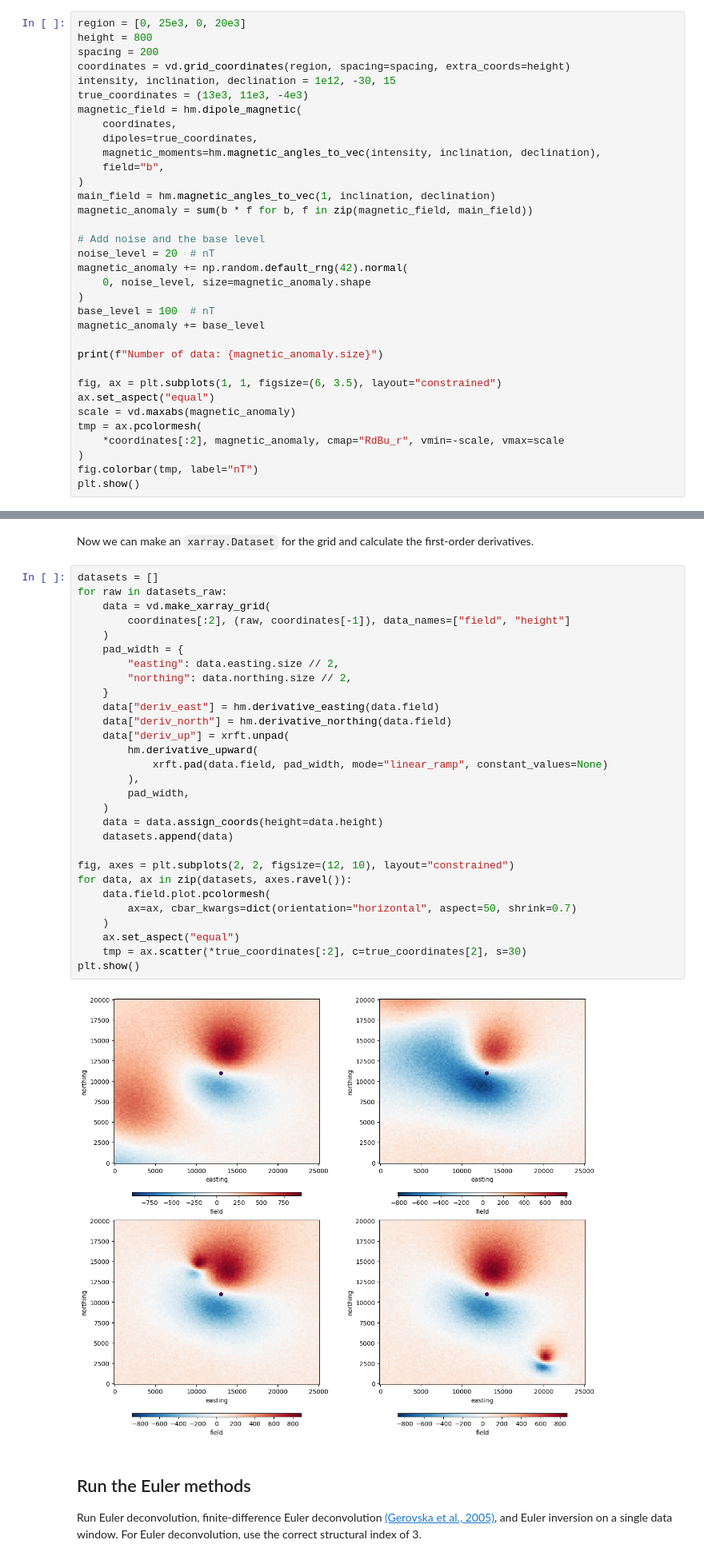
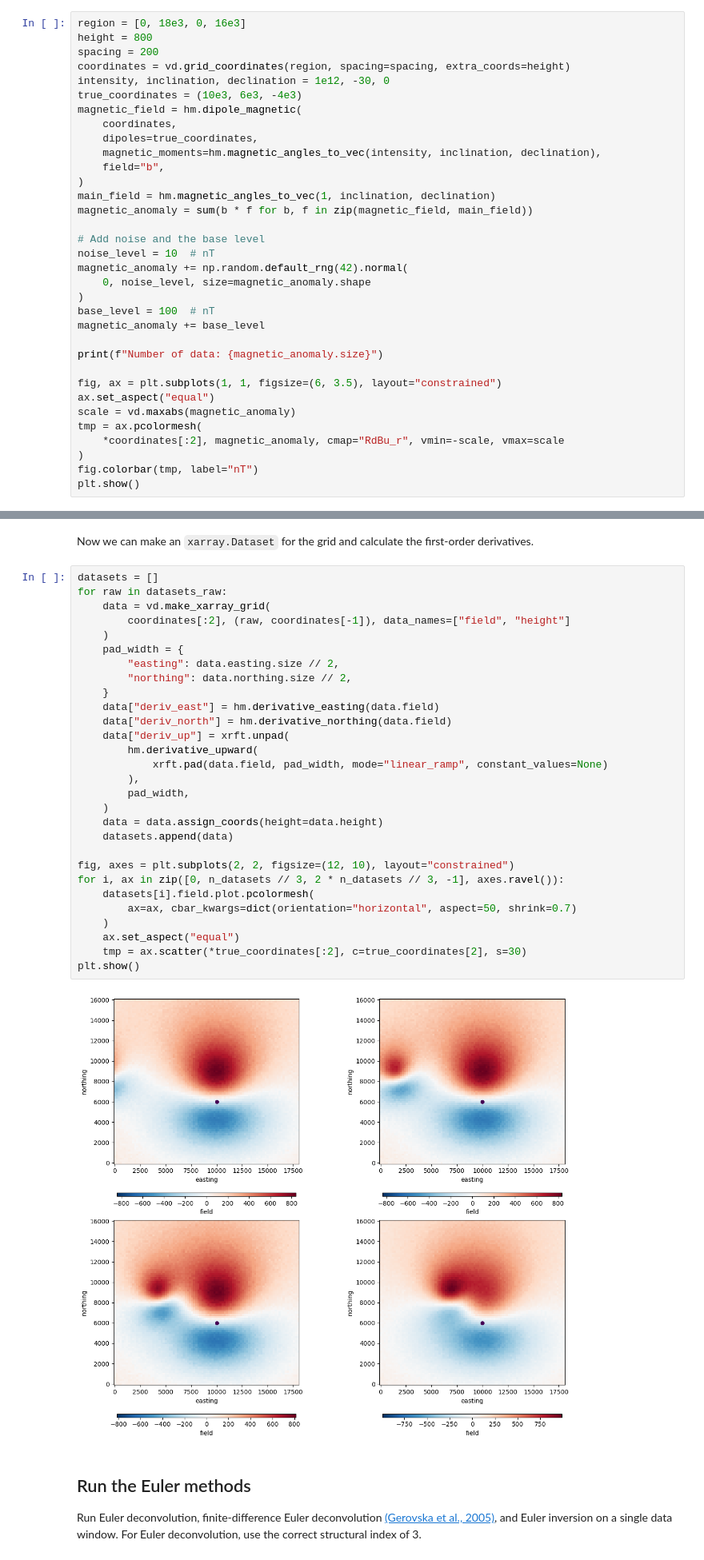
Before and after one commit to compgeolab/euler-inversion, a Jupyter notebook: code/synthetic-interfering-sources.ipynb, the cells around one changed output, grey strips where cells are left out. Shown at 80% size. Saved outputs shown, nothing was run; the diff lists cells and outputs as text.

```diff
--- a/code/synthetic-interfering-sources.ipynb
+++ b/code/synthetic-interfering-sources.ipynb
@@ -19,12 +19,12 @@ warnings.filterwarnings("ignore")
 
 Make a model from a dipole and add a base level and random noise.
 # %%
-region = [0, 25e3, 0, 20e3]
+region = [0, 18e3, 0, 16e3]
 height = 800
 spacing = 200
 coordinates = vd.grid_coordinates(region, spacing=spacing, extra_coords=height)
-intensity, inclination, declination = 1e12, -30, 15
-true_coordinates = (13e3, 11e3, -4e3)
+intensity, inclination, declination = 1e12, -30, 0
+true_coordinates = (10e3, 6e3, -4e3)
 magnetic_field = hm.dipole_magnetic(
     coordinates,
     dipoles=true_coordinates,
@@ -35,7 +35,7 @@ main_field = hm.magnetic_angles_to_vec(1, inclination, declination)
 magnetic_anomaly = sum(b * f for b, f in zip(magnetic_field, main_field))
 
 # Add noise and the base level
-noise_level = 20  # nT
+noise_level = 10  # nT
 magnetic_anomaly += np.random.default_rng(42).normal(
     0, noise_level, size=magnetic_anomaly.shape
 )
@@ -104,34 +77,34 @@ Now we can make an `xarray.Dataset` for the grid and calculate the first-order d
 # %%
 datasets = []
 for raw in datasets_raw:
     data = vd.make_xarray_grid(
         coordinates[:2], (raw, coordinates[-1]), data_names=["field", "height"]
     )
     pad_width = {
         "easting": data.easting.size // 2,
         "northing": data.northing.size // 2,
     }
     data["deriv_east"] = hm.derivative_easting(data.field)
     data["deriv_north"] = hm.derivative_northing(data.field)
     data["deriv_up"] = xrft.unpad(
         hm.derivative_upward(
             xrft.pad(data.field, pad_width, mode="linear_ramp", constant_values=None)
         ),
         pad_width,
     )
     data = data.assign_coords(height=data.height)
     datasets.append(data)
 
 fig, axes = plt.subplots(2, 2, figsize=(12, 10), layout="constrained")
-for data, ax in zip(datasets, axes.ravel()):
-    data.field.plot.pcolormesh(
+for i, ax in zip([0, n_datasets // 3, 2 * n_datasets // 3, -1], axes.ravel()):
+    datasets[i].field.plot.pcolormesh(
         ax=ax, cbar_kwargs=dict(orientation="horizontal", aspect=50, shrink=0.7)
     )
     ax.set_aspect("equal")
     tmp = ax.scatter(*true_coordinates[:2], c=true_coordinates[2], s=30)
 plt.show()
 # %% [output]
-[figure, old version]
+[figure, new version]
 # %% [markdown]
 ## Run the Euler methods
 
```
Also changed, not shown: parts of 7 cells of this notebook, 2 other files.
